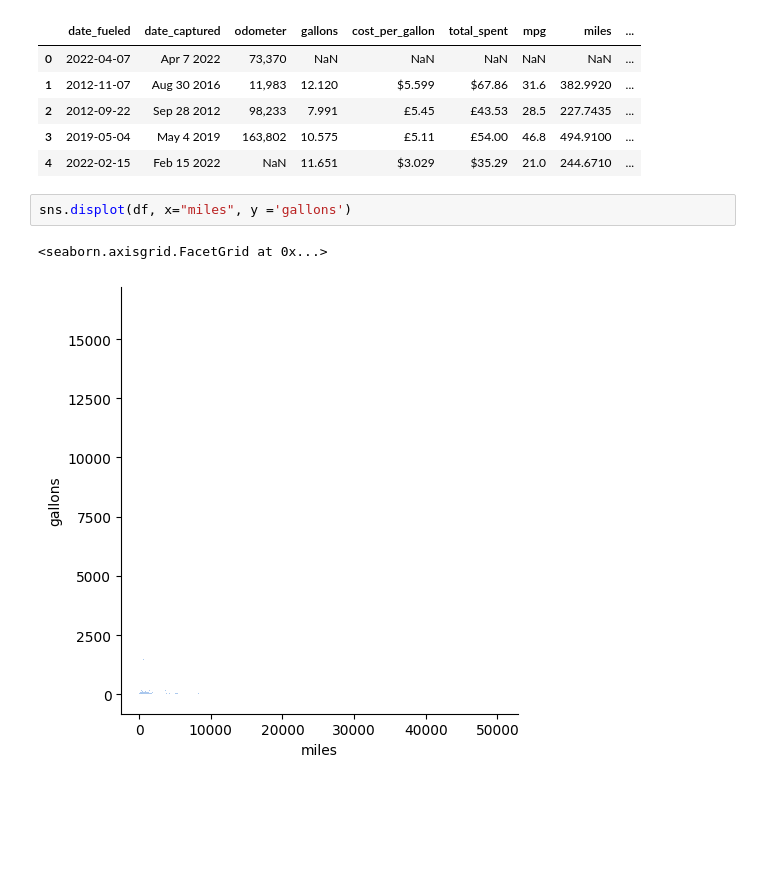
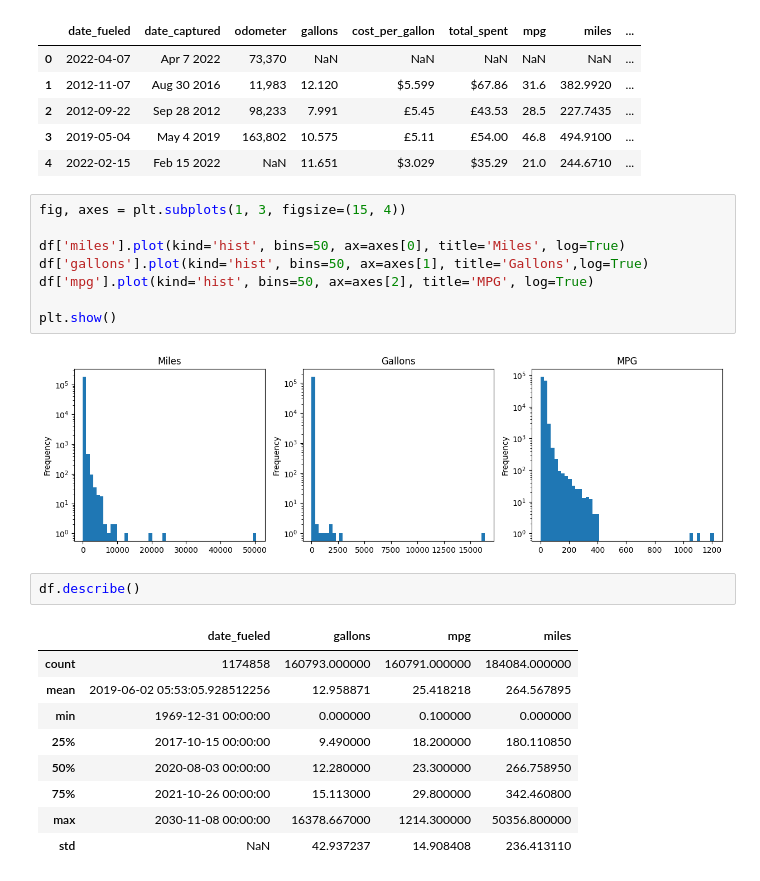
Before and after one commit to IDVE-PROJECT-01/Assignment-1, a Jupyter notebook: Question1.ipynb, the cells around one changed output. Saved outputs shown, nothing was run; the diff lists cells and outputs as text; blank space fills up the shorter version.

```diff
--- a/Question1.ipynb
+++ b/Question1.ipynb
@@ -147,7 +147,24 @@ df.head()
 | 3 | 2019-05-04 | May 4 2019 | 163,802 | 10.575 | £5.11 | £54.00 | 46.8 | 494.9100 | ... |
 | 4 | 2022-02-15 | Feb 15 2022 | NaN | 11.651 | $3.029 | $35.29 | 21.0 | 244.6710 | ... |
 # %%
-sns.displot(df, x="miles", y ='gallons')
+fig, axes = plt.subplots(1, 3, figsize=(15, 4))
+
+df['miles'].plot(kind='hist', bins=50, ax=axes[0], title='Miles', log=True)
+df['gallons'].plot(kind='hist', bins=50, ax=axes[1], title='Gallons',log=True)
+df['mpg'].plot(kind='hist', bins=50, ax=axes[2], title='MPG', log=True)
+
+plt.show()
 # %% [output]
-<seaborn.axisgrid.FacetGrid at 0x...>
-[figure, old version]
+[figure, new version]
+# %%
+df.describe()
+# %% [output]
+|  | date_fueled | gallons | mpg | miles |
+| count | 1174858 | 160793.000000 | 160791.000000 | 184084.000000 |
+| mean | 2019-06-02 05:53:05.928512256 | 12.958871 | 25.418218 | 264.567895 |
+| min | 1969-12-31 00:00:00 | 0.000000 | 0.100000 | 0.000000 |
+| 25% | 2017-10-15 00:00:00 | 9.490000 | 18.200000 | 180.110850 |
+| 50% | 2020-08-03 00:00:00 | 12.280000 | 23.300000 | 266.758950 |
+| 75% | 2021-10-26 00:00:00 | 15.113000 | 29.800000 | 342.460800 |
+| max | 2030-11-08 00:00:00 | 16378.667000 | 1214.300000 | 50356.800000 |
+| std | NaN | 42.937237 | 14.908408 | 236.413110 |
```
Also changed, not shown: parts of 1 cell of this notebook.
